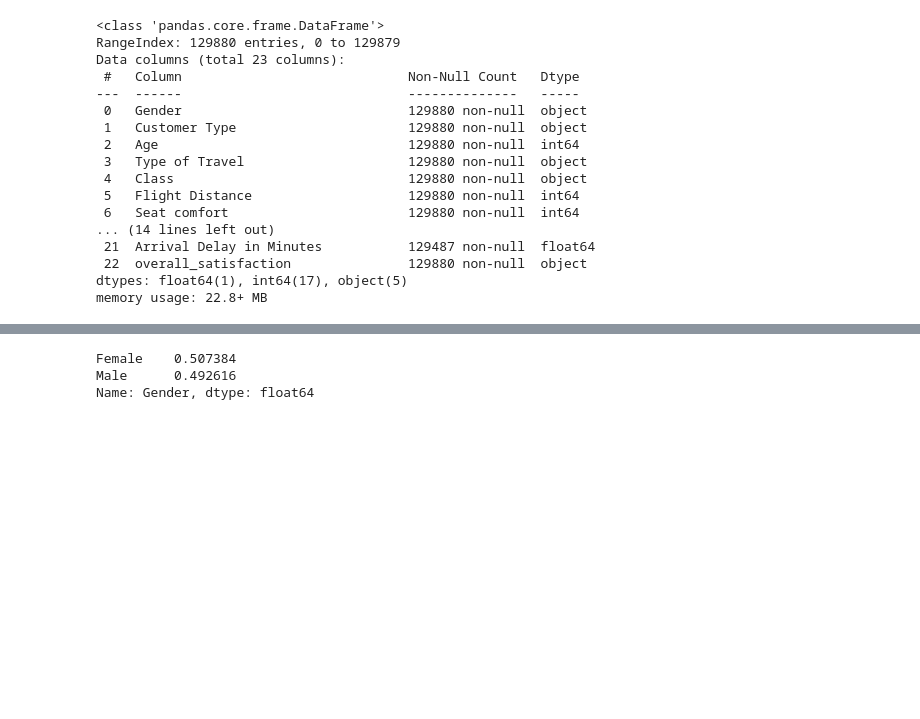
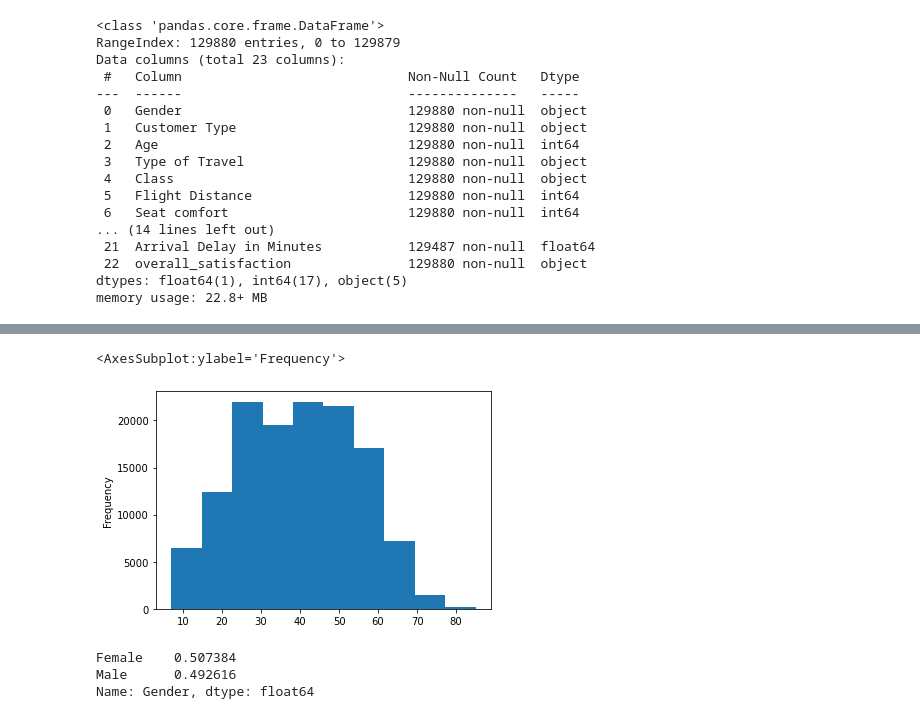
Before and after one commit to adeyshina/CustomerSatisfactionAnalysis, a Jupyter notebook: CustomerAnalysis.ipynb, the cells around one changed output, grey strips where cells are left out. Drawn from its saved outputs; the diff is of its cells as text; code cells hidden in the pictures; blank space fills up the shorter version.

```diff
--- a/CustomerAnalysis.ipynb
+++ b/CustomerAnalysis.ipynb
@@ -52,6 +52,11 @@ df.describe()
 | 50% | 40.000000 | 1925.000000 | 3.000000 | 3.000000 | 3.000000 | 3.000000 | ... |
 | 75% | 51.000000 | 2544.000000 | 4.000000 | 4.000000 | 4.000000 | 4.000000 | ... |
 | max | 85.000000 | 6951.000000 | 5.000000 | 5.000000 | 5.000000 | 5.000000 | ... |
+# %%
+df['Age'].plot.hist()
+# %% [output]
+<AxesSubplot:ylabel='Frequency'>
+[figure, added]
 # %%
 df['Gender'].value_counts(normalize=True)
 # %% [output]
```
Also changed, not shown: parts of 1 cell of this notebook.
